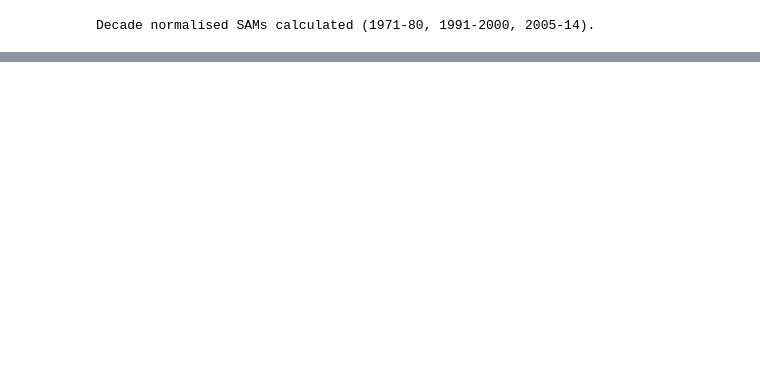
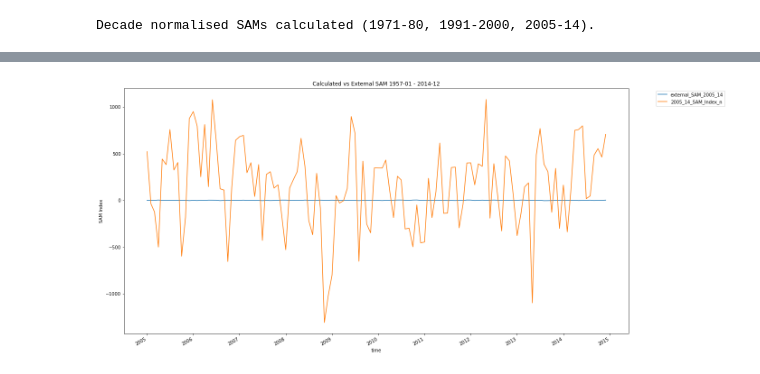
Before and after one commit to el1247/BAS_AI4ER_SAM, a Jupyter notebook: notebooks/exploratory/1.0_el_SAMAnalysis.ipynb, the cells around one changed output, grey strips where cells are left out. Saved outputs shown, nothing was run; the diff lists cells and outputs as text; code cells hidden in the pictures; blank space fills up the shorter version.

```diff
--- a/notebooks/exploratory/1.0_el_SAMAnalysis.ipynb
+++ b/notebooks/exploratory/1.0_el_SAMAnalysis.ipynb
@@ -282,0 +360,7 @@ plt.show()
+# %%
+plt.figure(1, figsize=(20,10))
+plt.plot(extSAM2005_14[0], extSAM2005_14[1], label="external_SAM_2005_14")
+timePlot(calcSAMN2005_14, "Calculated vs External SAM 1957-01 - 2014-12", 1)
+plt.show()
+# %% [output]
+[figure, added]
```
Also changed, not shown: parts of 22 cells of this notebook.
